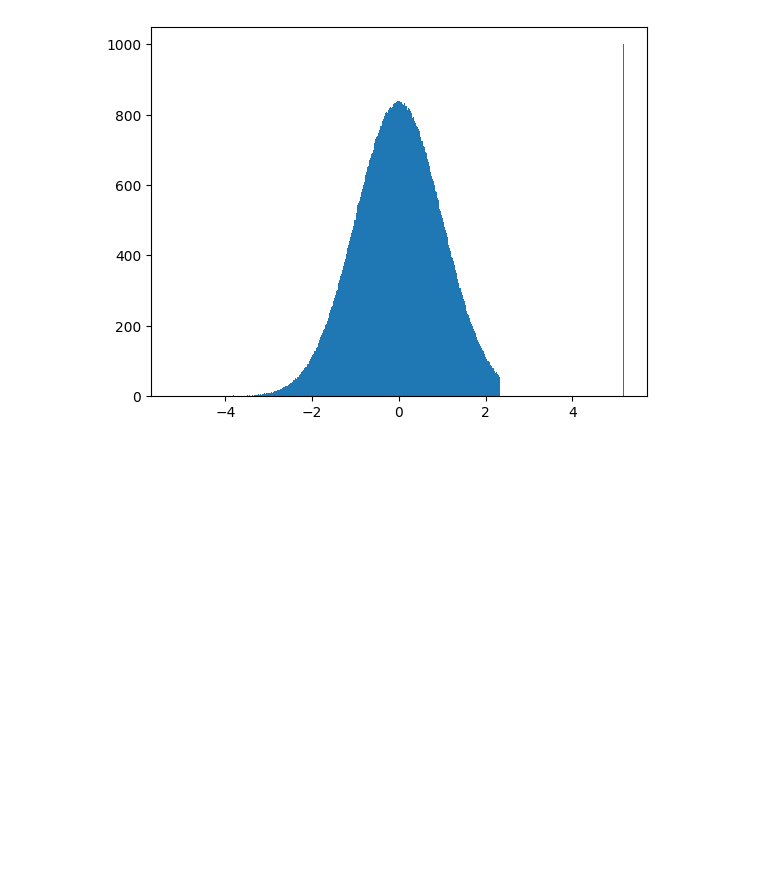
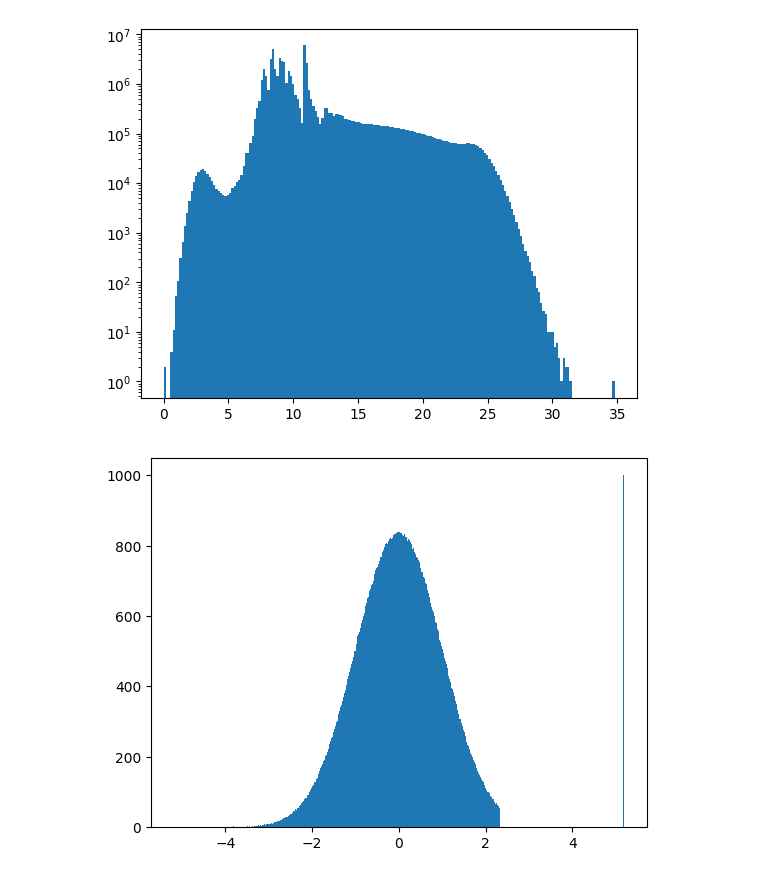
Before and after one commit to Alonl14/ML_Project, a Jupyter notebook: LUXE_GAN.ipynb, the cells around one changed output. Drawn from its saved outputs; the diff is of its cells as text; code cells hidden in the pictures; blank space fills up the shorter version.

```diff
--- a/LUXE_GAN.ipynb
+++ b/LUXE_GAN.ipynb
@@ -23,14 +23,14 @@ class ParticleDataset(Dataset):
     def __init__(self, data_path, norm_path, QT):
         super().__init__()
         self.data = pd.read_csv(data_path)
-        self.data = self.data[self.data[' pdg'].isin([2112])]  # 22 - photons , 2112 - neutrons
+        #self.data = self.data[self.data[' pdg'].isin([2112])]  # 22 - photons , 2112 - neutrons
         self.data[' rx'] = np.sqrt(self.data[' xx'].values ** 2 + self.data[' yy'].values ** 2)
         self.data[' rp'] = np.sqrt(self.data[' pxx'].values ** 2 + self.data[' pyy'].values ** 2)
         self.data[' phi_p'] = np.arctan2(self.data[' pyy'].values, self.data[' pxx'].values) + np.pi
         self.data[' phi_x'] = np.arctan2(self.data[' yy'].values, self.data[' xx'].values) + np.pi
         self.data = self.data[
             [" rx", " xx", " yy", " rp", " phi_p", " pzz", " eneg", " time"]]  # ,' xx',' yy',' pxx',' pyy'
-        self.preprocess = self.data.values
+        #self.preprocess = self.data.values
         self.norm = pd.read_csv(norm_path, index_col=0)
         for col in self.norm.index:
             self.data[col] = (self.data[col] - self.norm['min'][col] + 10 ** (-15)) / (
@@ -42,10 +42,10 @@ class ParticleDataset(Dataset):
         self.data[' pzz'] = 1 / (self.data[' pzz'] ** 2 / 15 + 1)
         self.data[' rx'] = np.sqrt(self.data[' rx'])
 
-        self.preqt = self.data.values
-        self.quantiles = QT.fit(self.data)
-        self.data = QT.fit_transform(self.data)
-        self.data = self.data.astype(np.float32)
+        #self.preqt = self.data.values
+        #self.quantiles = QT.fit(self.data)
+        #self.data = QT.fit_transform(self.data)
+        #self.data = self.data.astype(np.float32)
 
     def __getitem__(self, item):
         return self.data[item, :]
@@ -54,12 +54,17 @@ class ParticleDataset(Dataset):
         return self.data.shape[0]
 # %%
 QT = qt(output_distribution='normal',n_quantiles=10000,subsample=100000)
-dataset = ParticleDataset('Full_Sim_10M.csv', 'Full_Sim_55M_stats.csv',QT)
-df_N = pd.read_csv('LUXEDumpFiles_FullSim_0p06BX_DetId33_ForStudents.csv')
-df_N = df_N[df_N[' pdg'].isin([2112])]
-df_N[' rx'] = np.sqrt(df_N[' xx']**2+df_N[' yy']**2)
-df_N['theta'] = np.arccos(df_N[' pzz']/np.sqrt(df_N[' pxx']**2+df_N[' pyy']**2+df_N[' pzz']**2))
-dataloader = DataLoader(dataset.data, batch_size = 2**9, shuffle = True)
+dataset = ParticleDataset('Full_Sim_55M.csv', 'Full_Sim_55M_stats.csv',QT)
+# df_N = pd.read_csv('LUXEDumpFiles_FullSim_0p06BX_DetId33_ForStudents.csv')
+# df_N = df_N[df_N[' pdg'].isin([2112])]
+# df_N[' rx'] = np.sqrt(df_N[' xx']**2+df_N[' yy']**2)
+# df_N['theta'] = np.arccos(df_N[' pzz']/np.sqrt(df_N[' pxx']**2+df_N[' pyy']**2+df_N[' pzz']**2))
+# dataloader = DataLoader(dataset.data, batch_size = 2**9, shuffle = True)
+# %%
+plt.hist(dataset.data.values[:,6],bins=200)
+plt.yscale('log')
+# %% [output]
+[figure, added]
 # %%
 N_z=100
 mps_device = torch.device('mps')
```
Also changed, not shown: parts of 1 cell of this notebook, 2 other files.
